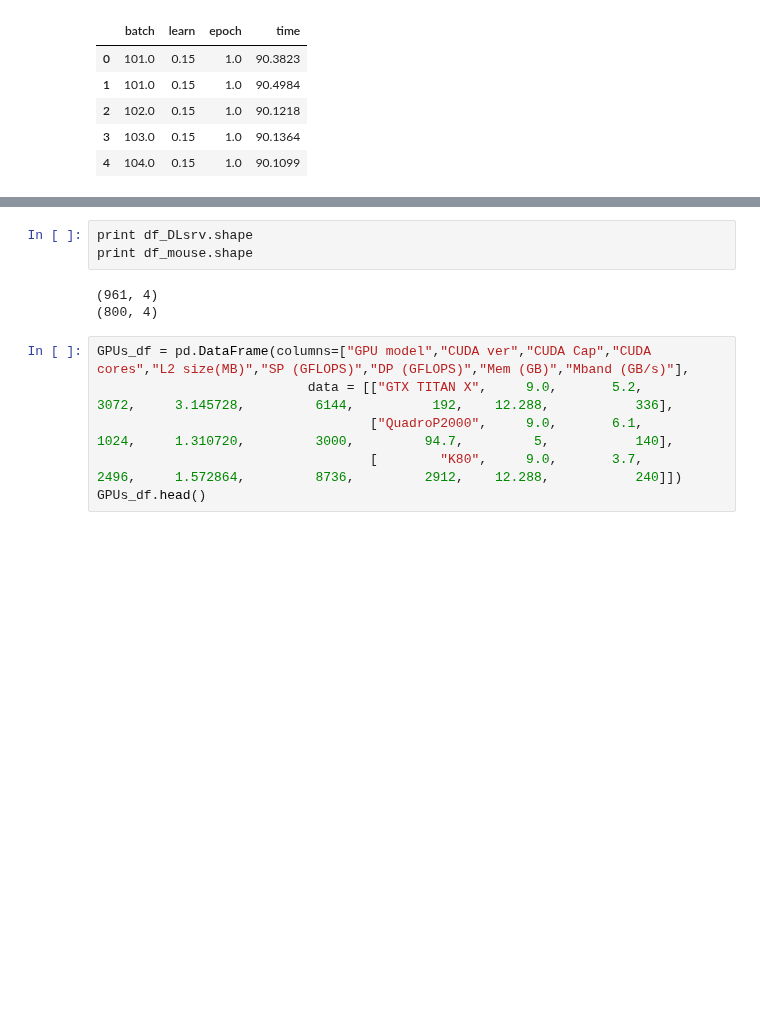
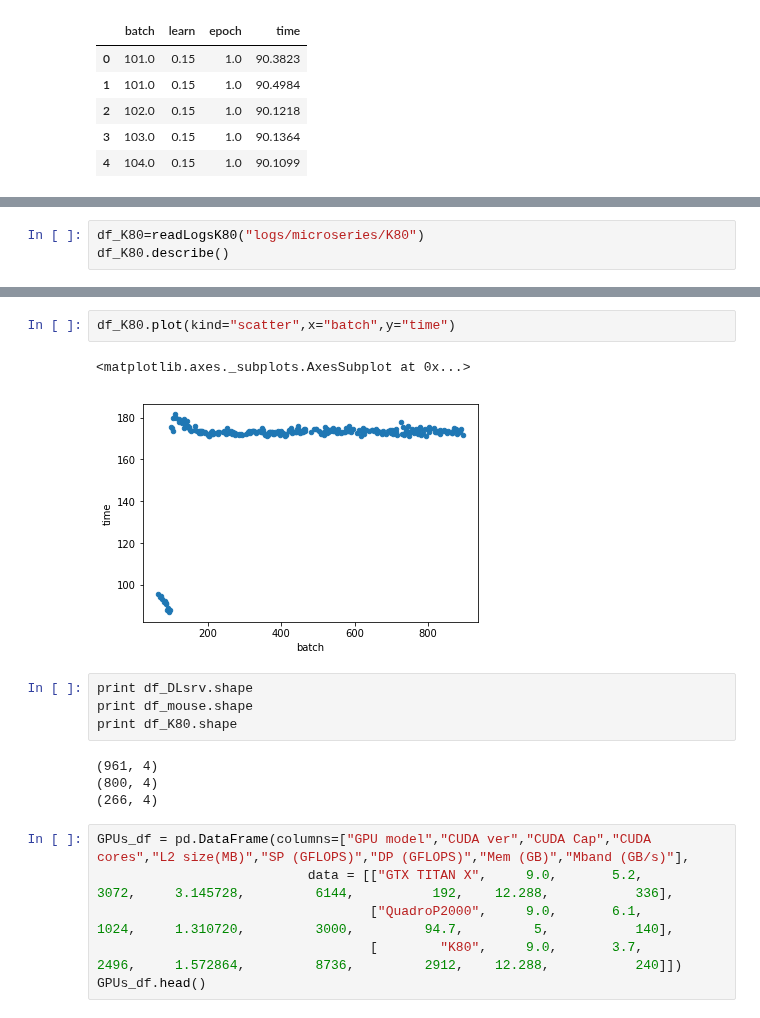
Before and after one commit to pyotr777/mlbenchmarks, a Jupyter notebook: Chainer/microseries_predict_time_multiplatforms_MSEperTrainSetSize.ipynb, the cells around one changed output, grey strips where cells are left out. Saved outputs shown, nothing was run; the diff lists cells and outputs as text; blank space fills up the shorter version.

```diff
--- a/Chainer/microseries_predict_time_multiplatforms_MSEperTrainSetSize.ipynb
+++ b/Chainer/microseries_predict_time_multiplatforms_MSEperTrainSetSize.ipynb
@@ -88,0 +156,3 @@ df_mouse.head()
+# %%
+df_K80=readLogsK80("logs/microseries/K80")
+df_K80.describe()
@@ -89,9 +169,16 @@ df_mouse.head()
+# %%
+df_K80.plot(kind="scatter",x="batch",y="time")
+# %% [output]
+<matplotlib.axes._subplots.AxesSubplot at 0x...>
+[figure, added]
 # %%
 print df_DLsrv.shape
 print df_mouse.shape
+print df_K80.shape
 # %% [output]
 (961, 4)
 (800, 4)
+(266, 4)
 # %%
 GPUs_df = pd.DataFrame(columns=["GPU model","CUDA ver","CUDA Cap","CUDA cores","L2 size(MB)","SP (GFLOPS)","DP (GFLOPS)","Mem (GB)","Mband (GB/s)"],
                            data = [["GTX TITAN X",     9.0,       5.2,        3072,     3.145728,         6144,          192,    12.288,           336],
```
Also changed, not shown: parts of 27 cells of this notebook.
